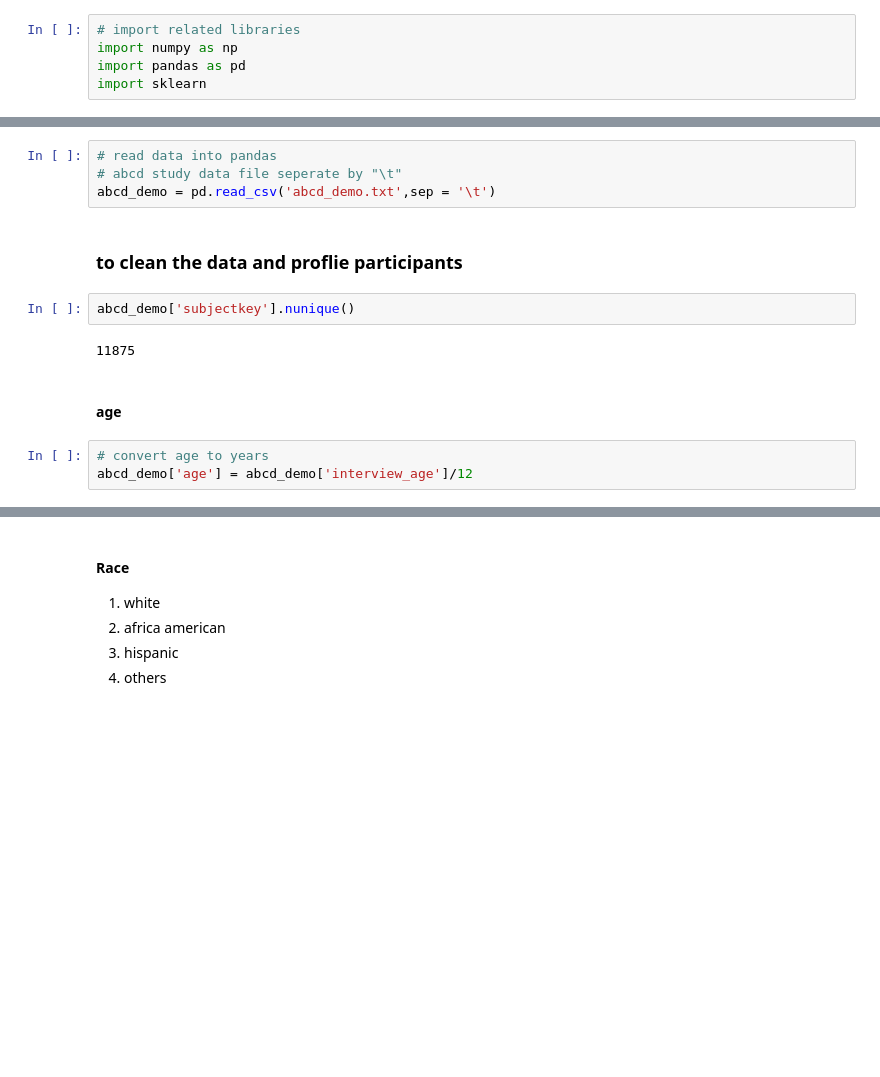
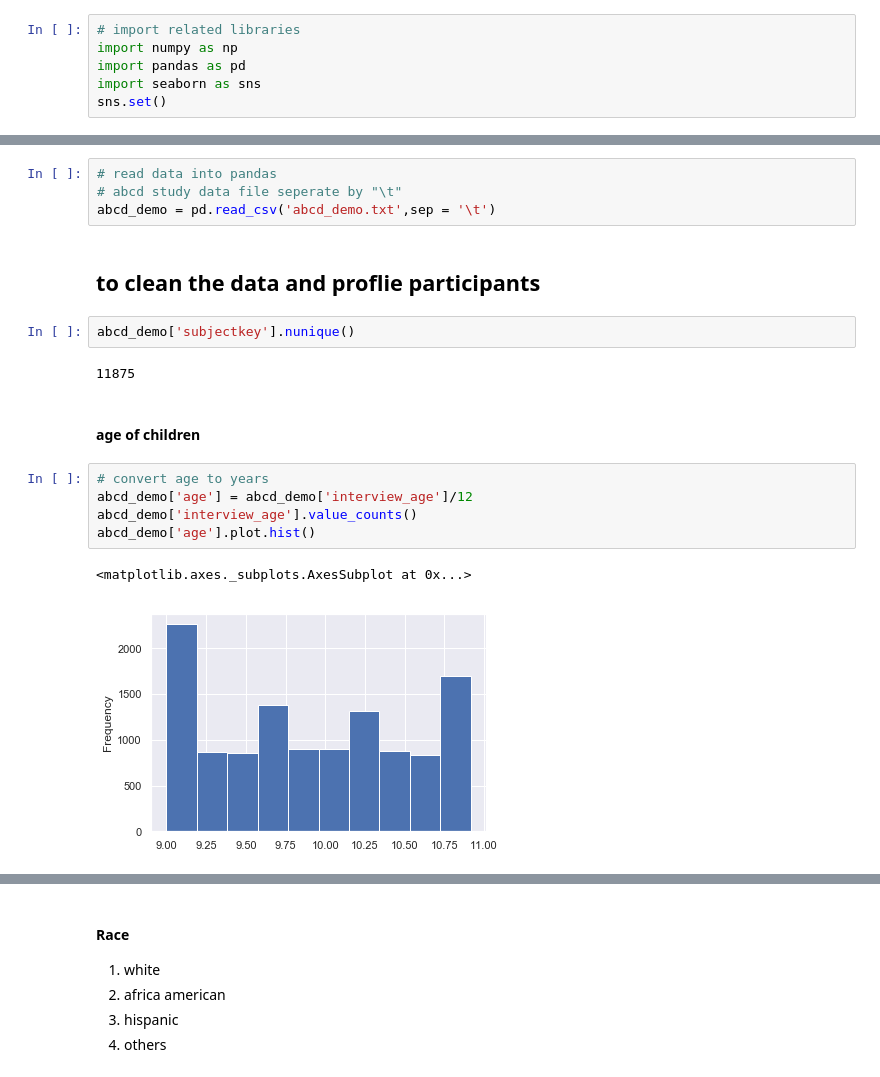
Before and after one commit to zwang89/abcd_analysis, a Jupyter notebook: abcd_demographic_analysis.ipynb, the cells around one changed output, grey strips where cells are left out. Drawn from its saved outputs; the diff is of its cells as text; blank space fills up the shorter version.

```diff
--- a/abcd_demographic_analysis.ipynb
+++ b/abcd_demographic_analysis.ipynb
@@ -4,4 +4,5 @@
 # import related libraries
 import numpy as np
 import pandas as pd
-import sklearn
+import seaborn as sns
+sns.set()
@@ -21,13 +24,18 @@ with open('abcd_demo.txt','w') as outfile:
 # abcd study data file seperate by "\t"
 abcd_demo = pd.read_csv('abcd_demo.txt',sep = '\t')
 # %% [markdown]
-### to clean the data and proflie participants
+## to clean the data and proflie participants
 # %%
 abcd_demo['subjectkey'].nunique()
 # %% [output]
 11875
 # %% [markdown]
-#### age
+#### age of children
 # %%
 # convert age to years
 abcd_demo['age'] = abcd_demo['interview_age']/12
+abcd_demo['interview_age'].value_counts()
+abcd_demo['age'].plot.hist()
+# %% [output]
+<matplotlib.axes._subplots.AxesSubplot at 0x...>
+[figure, added]
```
Also changed, not shown: parts of 42 cells of this notebook.
